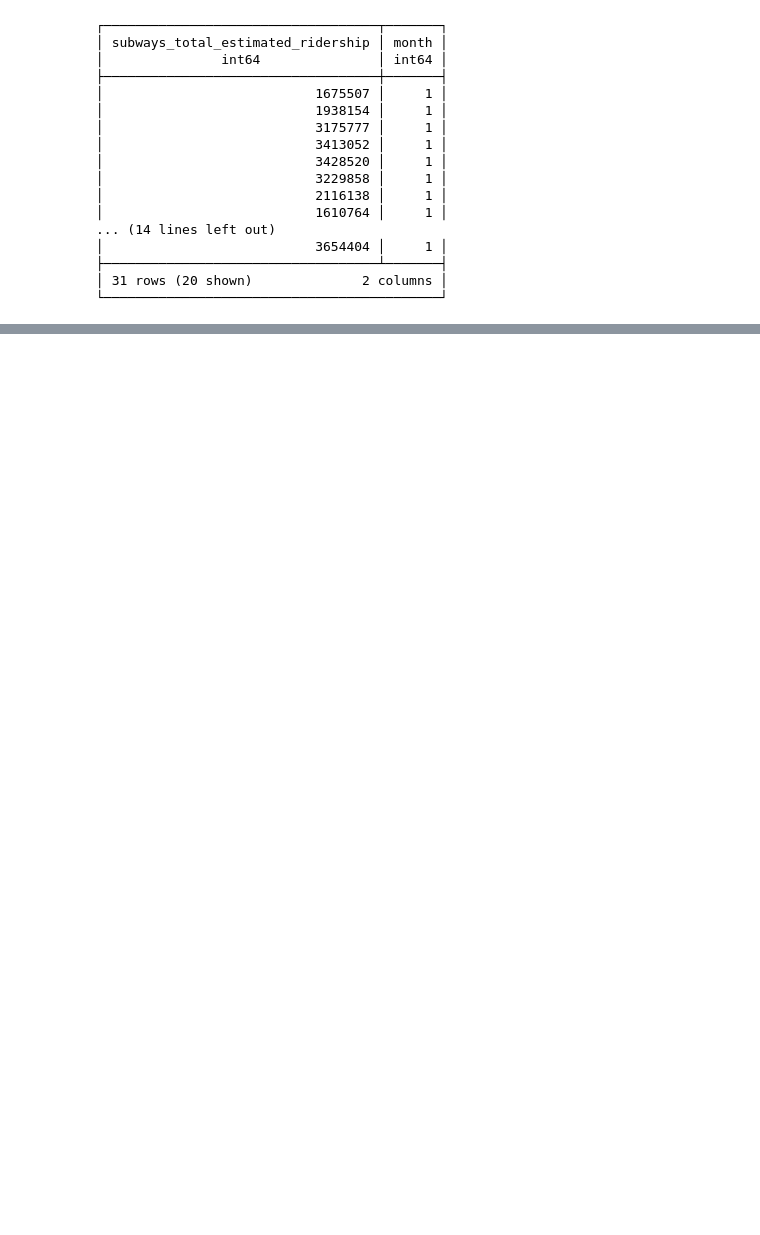
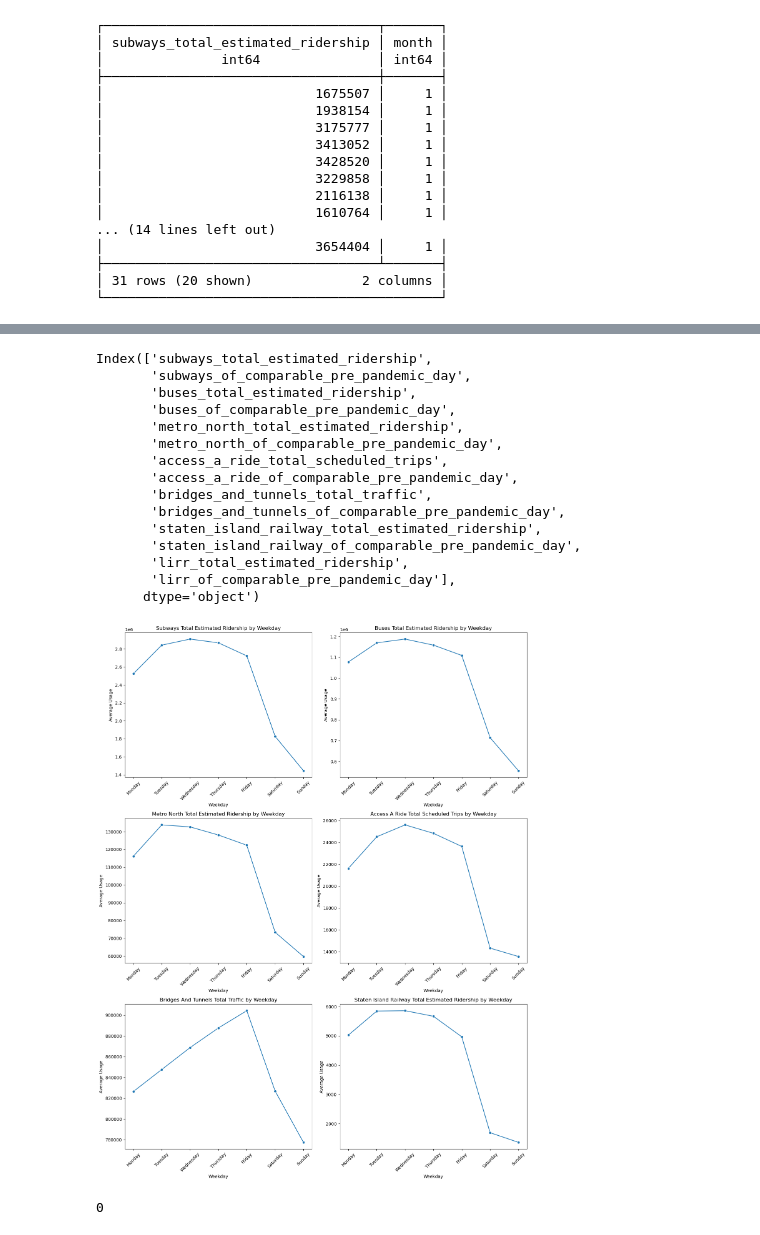
Before and after one commit to atharvakarnik/NY-MetroMetrics, a Jupyter notebook: sandbox-data-extraction.ipynb, the cells around one changed output, grey strips where cells are left out. Cells and saved outputs as stored; diff of their text form; code cells hidden in the pictures; blank space fills up the shorter version.

```diff
--- a/sandbox-data-extraction.ipynb
+++ b/sandbox-data-extraction.ipynb
@@ -351,0 +394,63 @@ duckdb.sql("select * from df_2023 as df where df.month = 1")
+# %%
+# Creating this function since the group_by for data frame ignores whole column if its first row has NaN.
+
+def handle_NaN_muWeek(df):
+    weekday_means = df.groupby('weekday').transform('mean')
+    for column in df.columns:
+        if df[column].isna().any():
+            df[column] = df[column].fillna(df.groupby('weekday')[column].transform('mean'))
+    return df
+# %%
+filtered_df['weekday'] = filtered_df.index.day_name()
+filtered_df = handle_NaN_muWeek(filtered_df)
+
+weekly_data = filtered_df.groupby('weekday').mean()
+
+# print(weekly_data.columns)
+
+days_order = ["Monday", "Tuesday", "Wednesday", "Thursday", "Friday", "Saturday", "Sunday"]
+weekly_data = weekly_data.reindex(days_order)
+
+fig, axes = plt.subplots(nrows=3, ncols=2, figsize=(14, 18))
+axes = axes.flatten()
+
+columns = [
+    'subways_total_estimated_ridership',
+    'buses_total_estimated_ridership',
+    'metro_north_total_estimated_ridership',
+    'access_a_ride_total_scheduled_trips',
+    'bridges_and_tunnels_total_traffic',
+    'staten_island_railway_total_estimated_ridership',
+    'lirr_total_estimated_ridership'
+]
+
+for ax, column in zip(axes, columns):
+    sns.lineplot(x=weekly_data.index, y=weekly_data[column], ax=ax, marker='o')
+    ax.set_title(column.replace('_', ' ').title() + ' by Weekday')
+    ax.set_xlabel('Weekday')
+    ax.set_ylabel('Average Usage')
+    ax.tick_params(axis='x', rotation=45)
+
+plt.tight_layout()
+plt.show()
+# %% [output]
+Index(['subways_total_estimated_ridership',
+       'subways_of_comparable_pre_pandemic_day',
+       'buses_total_estimated_ridership',
+       'buses_of_comparable_pre_pandemic_day',
+       'metro_north_total_estimated_ridership',
+       'metro_north_of_comparable_pre_pandemic_day',
+       'access_a_ride_total_scheduled_trips',
+       'access_a_ride_of_comparable_pre_pandemic_day',
+       'bridges_and_tunnels_total_traffic',
+       'bridges_and_tunnels_of_comparable_pre_pandemic_day',
+       'staten_island_railway_total_estimated_ridership',
+       'staten_island_railway_of_comparable_pre_pandemic_day',
+       'lirr_total_estimated_ridership',
+       'lirr_of_comparable_pre_pandemic_day'],
+      dtype='object')
+[figure, added]
+# %%
+print(True if 'staten_island_railway_total_estimated_ridership' in weekly_data.columns else 0)
+# %% [output]
+0
```
Also changed, not shown: parts of 7 cells of this notebook.
